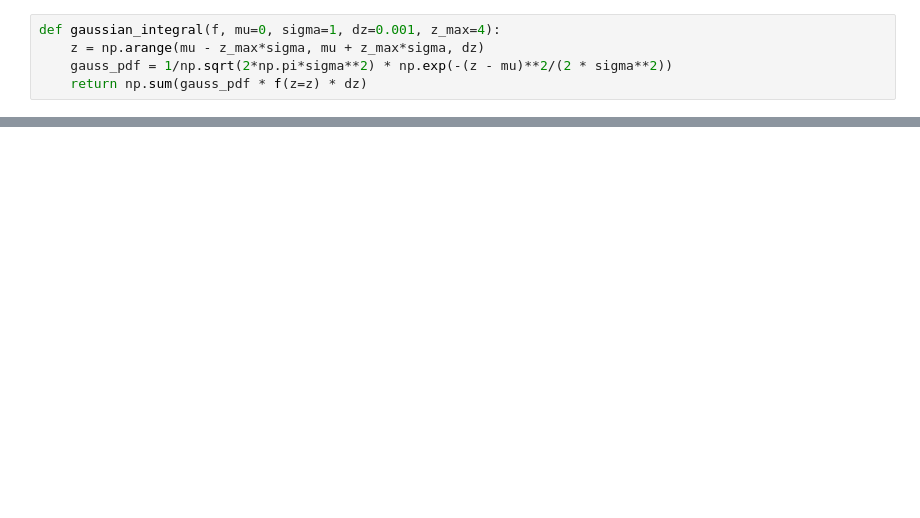
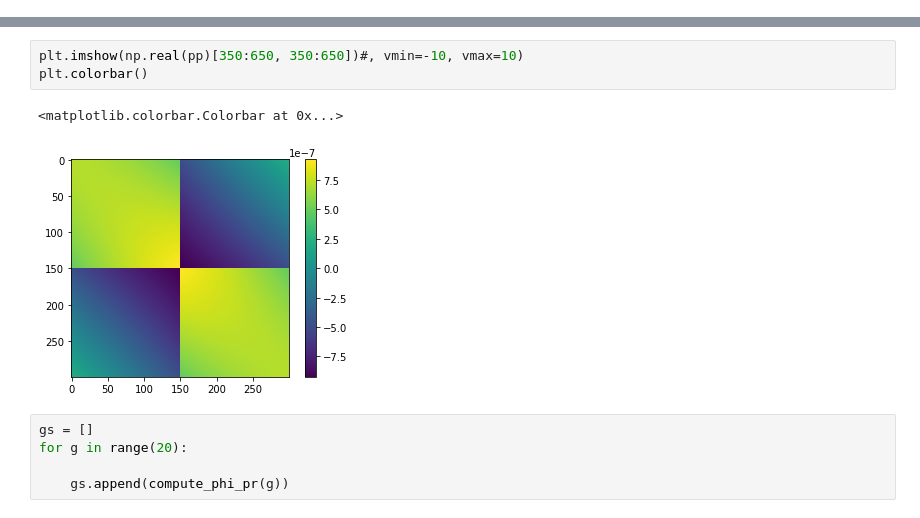
Before and after one commit to omarschall/mft-theory, a Jupyter notebook: main.ipynb, the cells around one changed output, grey strips where cells are left out. Drawn from its saved outputs; the diff is of its cells as text; blank space fills up the shorter version.

```diff
--- a/main.ipynb
+++ b/main.ipynb
@@ -8,8 +9,3 @@ from ode_methods import *
 from utils import *
 from functools import partial
 from pdb import set_trace
-# %%
-def gaussian_integral(f, mu=0, sigma=1, dz=0.001, z_max=4):
-    z = np.arange(mu - z_max*sigma, mu + z_max*sigma, dz)
-    gauss_pdf = 1/np.sqrt(2*np.pi*sigma**2) * np.exp(-(z - mu)**2/(2 * sigma**2))
-    return np.sum(gauss_pdf * f(z=z) * dz)
@@ -64 +72,12 @@ for i in range(N_iters):
+# %%
+plt.imshow(np.real(pp)[350:650, 350:650])#, vmin=-10, vmax=10)
+plt.colorbar()
+# %% [output]
+<matplotlib.colorbar.Colorbar at 0x...>
+[figure, added]
+# %%
+gs = []
+for g in range(20):
+
+    gs.append(compute_phi_pr(g))
 # %%
```
Also changed, not shown: parts of 18 cells of this notebook, 3 other files.
